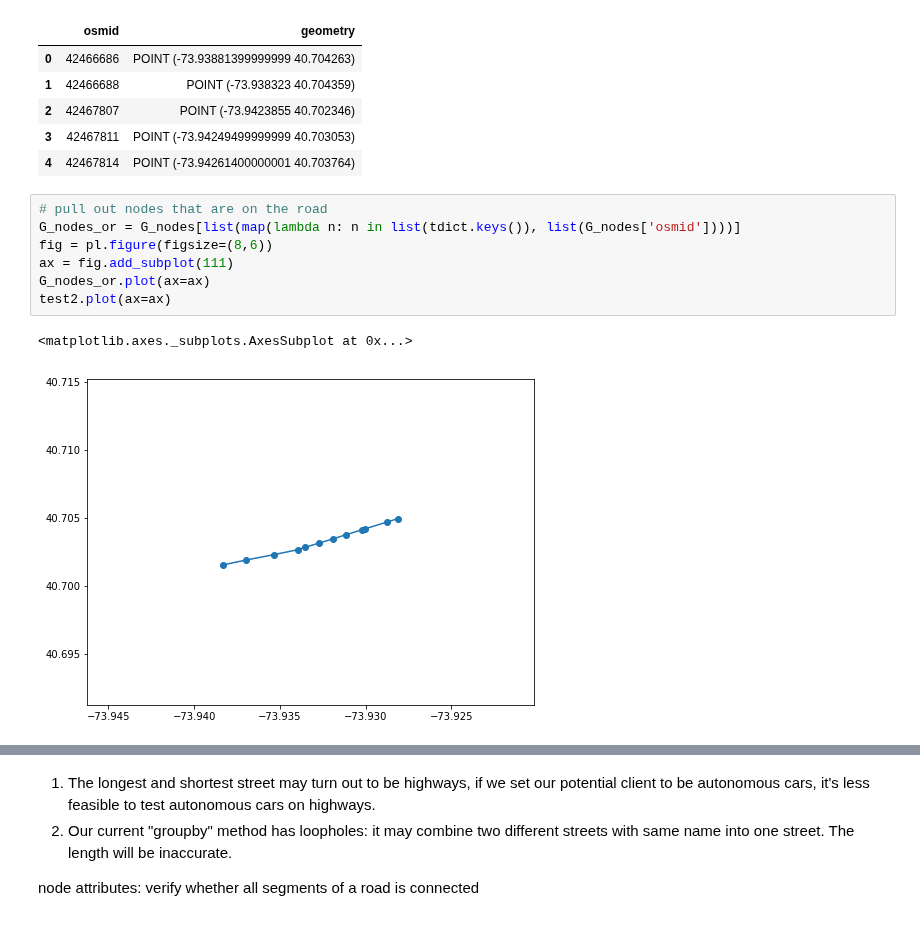
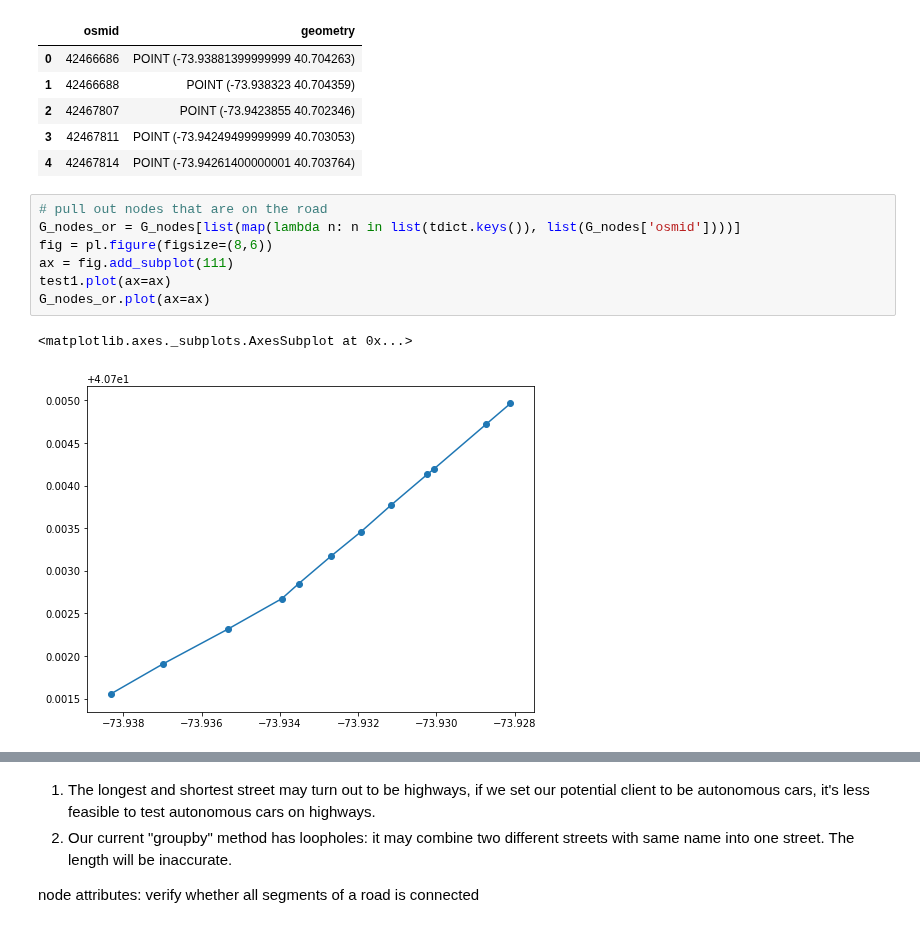
Before and after one commit to argo-marketplace/RadRoads, a Jupyter notebook: notebooks/NYC_sandbox.ipynb, the cells around one changed output, grey strips where cells are left out. Drawn from its saved outputs; the diff is of its cells as text.

```diff
--- a/notebooks/NYC_sandbox.ipynb
+++ b/notebooks/NYC_sandbox.ipynb
@@ -389,10 +402,10 @@ G_nodes.head()
 # %%
 # pull out nodes that are on the road
 G_nodes_or = G_nodes[list(map(lambda n: n in list(tdict.keys()), list(G_nodes['osmid'])))]
 fig = pl.figure(figsize=(8,6))
 ax = fig.add_subplot(111)
+test1.plot(ax=ax)
 G_nodes_or.plot(ax=ax)
-test2.plot(ax=ax)
 # %% [output]
 <matplotlib.axes._subplots.AxesSubplot at 0x...>
-[figure, old version]
+[figure, new version]
```
Also changed, not shown: parts of 23 cells of this notebook.
